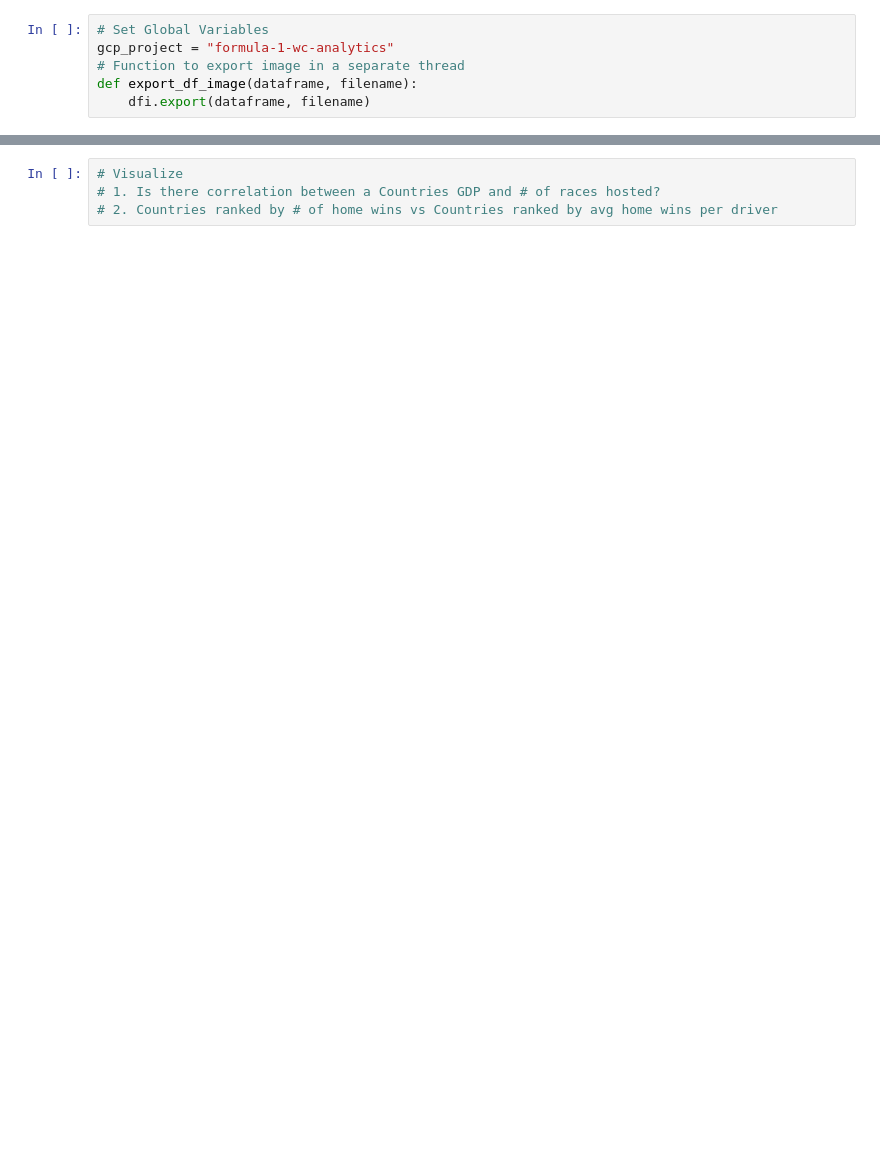
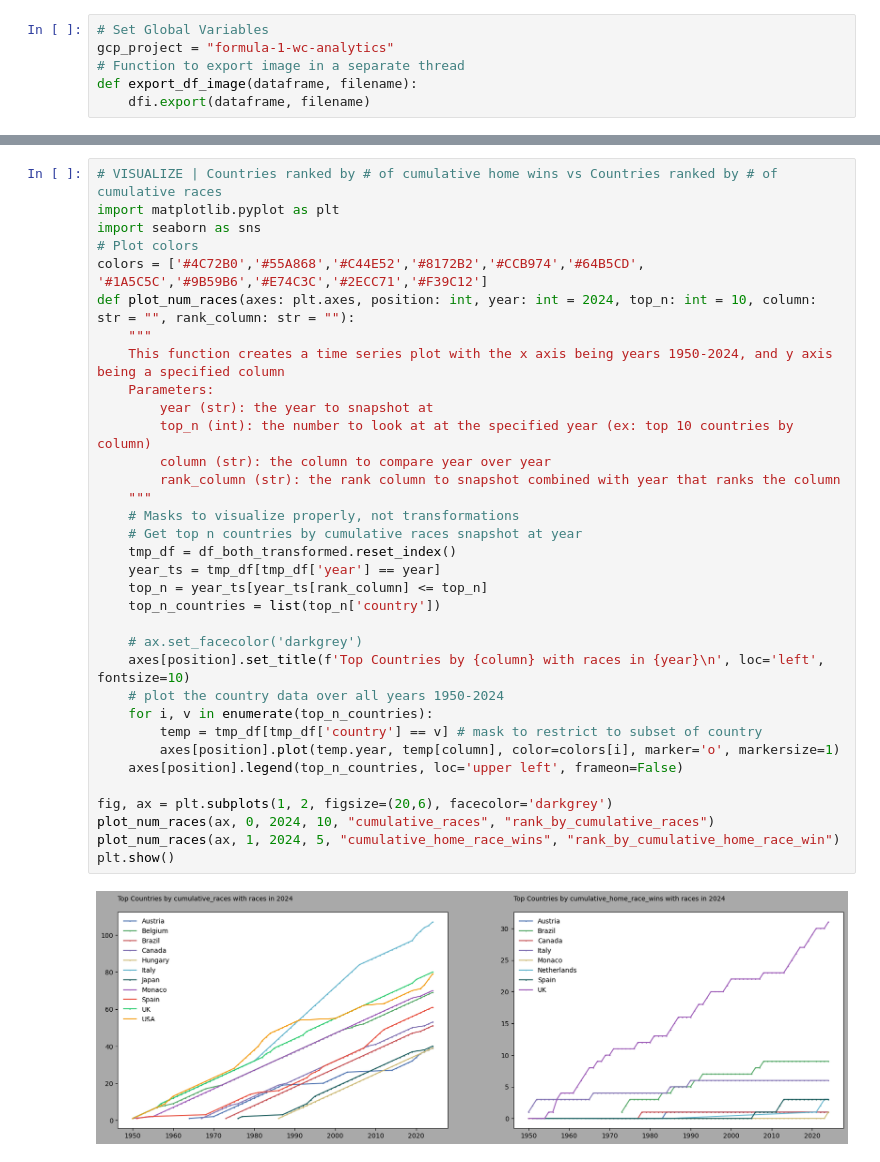
Before and after one commit to x-ruiz/project-formula-1-wc-analytics, a Jupyter notebook: analysis/f1_results_analysis.ipynb, the cells around one changed output, grey strips where cells are left out. Drawn from its saved outputs; the diff is of its cells as text; blank space fills up the shorter version.

```diff
--- a/analysis/f1_results_analysis.ipynb
+++ b/analysis/f1_results_analysis.ipynb
@@ -61,4 +108,36 @@ with ThreadPoolExecutor() as executor: # handles enter and exit
 # %%
-# Visualize
-# 1. Is there correlation between a Countries GDP and # of races hosted?
-# 2. Countries ranked by # of home wins vs Countries ranked by avg home wins per driver
+# VISUALIZE | Countries ranked by # of cumulative home wins vs Countries ranked by # of cumulative races
+import matplotlib.pyplot as plt
+import seaborn as sns
+# Plot colors
+colors = ['#4C72B0','#55A868','#C44E52','#8172B2','#CCB974','#64B5CD', '#1A5C5C','#9B59B6','#E74C3C','#2ECC71','#F39C12']
+def plot_num_races(axes: plt.axes, position: int, year: int = 2024, top_n: int = 10, column: str = "", rank_column: str = ""):
+    """
+    This function creates a time series plot with the x axis being years 1950-2024, and y axis being a specified column
+    Parameters:
+        year (str): the year to snapshot at
+        top_n (int): the number to look at at the specified year (ex: top 10 countries by column)
+        column (str): the column to compare year over year
+        rank_column (str): the rank column to snapshot combined with year that ranks the column
+    """
+    # Masks to visualize properly, not transformations
+    # Get top n countries by cumulative races snapshot at year
+    tmp_df = df_both_transformed.reset_index()
+    year_ts = tmp_df[tmp_df['year'] == year]
+    top_n = year_ts[year_ts[rank_column] <= top_n]
+    top_n_countries = list(top_n['country'])
+
+    # ax.set_facecolor('darkgrey')
+    axes[position].set_title(f'Top Countries by {column} with races in {year}\n', loc='left', fontsize=10)
+    # plot the country data over all years 1950-2024
+    for i, v in enumerate(top_n_countries):
+        temp = tmp_df[tmp_df['country'] == v] # mask to restrict to subset of country
+        axes[position].plot(temp.year, temp[column], color=colors[i], marker='o', markersize=1)
+    axes[position].legend(top_n_countries, loc='upper left', frameon=False)
+
+fig, ax = plt.subplots(1, 2, figsize=(20,6), facecolor='darkgrey')
+plot_num_races(ax, 0, 2024, 10, "cumulative_races", "rank_by_cumulative_races")
+plot_num_races(ax, 1, 2024, 5, "cumulative_home_race_wins", "rank_by_cumulative_home_race_win")
+plt.show()
+# %% [output]
+[figure, added]
```
Also changed, not shown: parts of 6 cells of this notebook, 16 other files.
